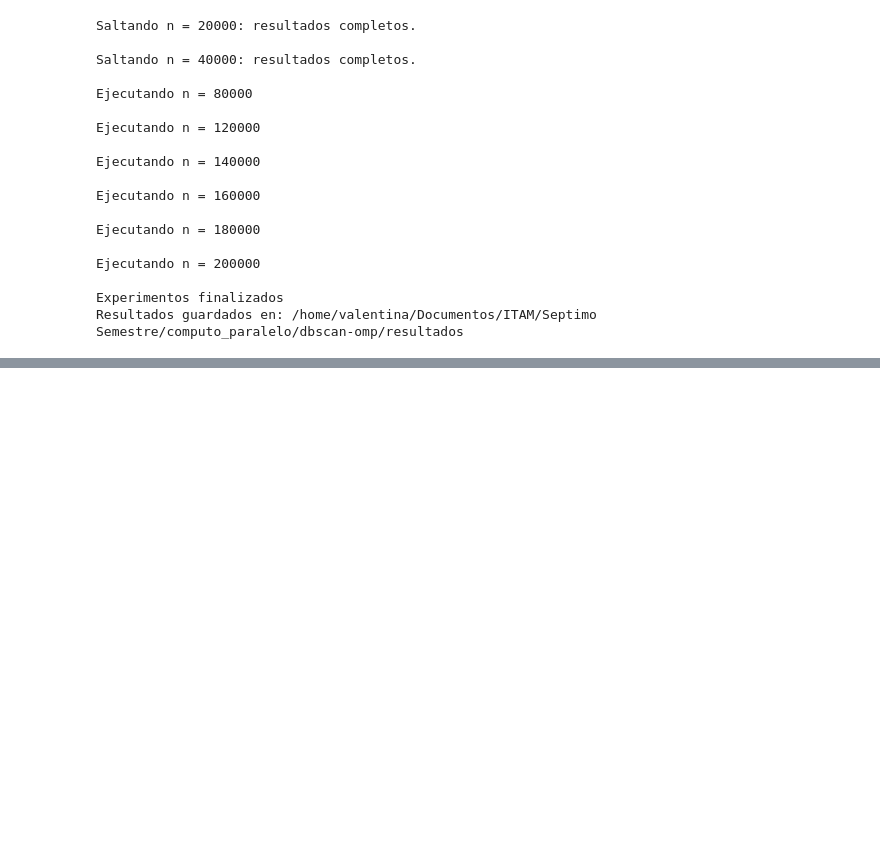
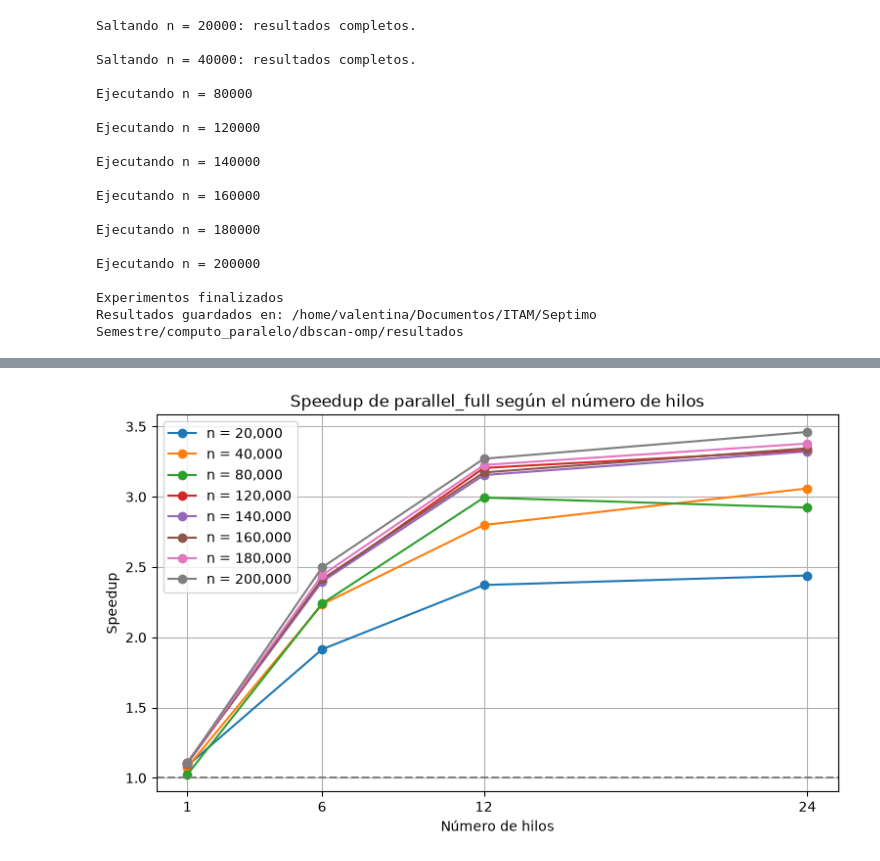
Before and after one commit to vpinedab/dbscan-omp, a Jupyter notebook: notebook/DBSCAN_noise_pruebas.ipynb, the cells around one changed output, grey strips where cells are left out. Saved outputs shown, nothing was run; the diff lists cells and outputs as text; code cells hidden in the pictures; blank space fills up the shorter version.

```diff
--- a/notebook/DBSCAN_noise_pruebas.ipynb
+++ b/notebook/DBSCAN_noise_pruebas.ipynb
@@ -352,0 +394,37 @@ Total de configuraciones: 192
+# %%
+# Obtener un resultado por combinación de puntos e hilos
+df_full = (
+    df_resultados[
+        ["n_puntos", "hilos", "speedup_full"]
+    ]
+    .drop_duplicates(subset=["n_puntos", "hilos"])
+)
+
+plt.figure(figsize=(9, 5))
+
+# Dibujar una línea por cantidad de puntos
+for n in sorted(df_full["n_puntos"].unique()):
+
+    datos = df_full[
+        df_full["n_puntos"] == n
+    ].sort_values("hilos")
+
+    plt.plot(
+        datos["hilos"],
+        datos["speedup_full"],
+        marker="o",
+        label=f"n = {n:,}"
+    )
+
+plt.xlabel("Número de hilos")
+plt.ylabel("Speedup")
+plt.title("Speedup de parallel_full según el número de hilos")
+
+plt.xticks(sorted(df_full["hilos"].unique()))
+plt.axhline(y=1, linestyle="--", color="gray")
+
+plt.legend()
+plt.grid(True)
+plt.show()
+# %% [output]
+[figure, added]
```
Also changed, not shown: parts of 5 cells of this notebook, 3 other files.
